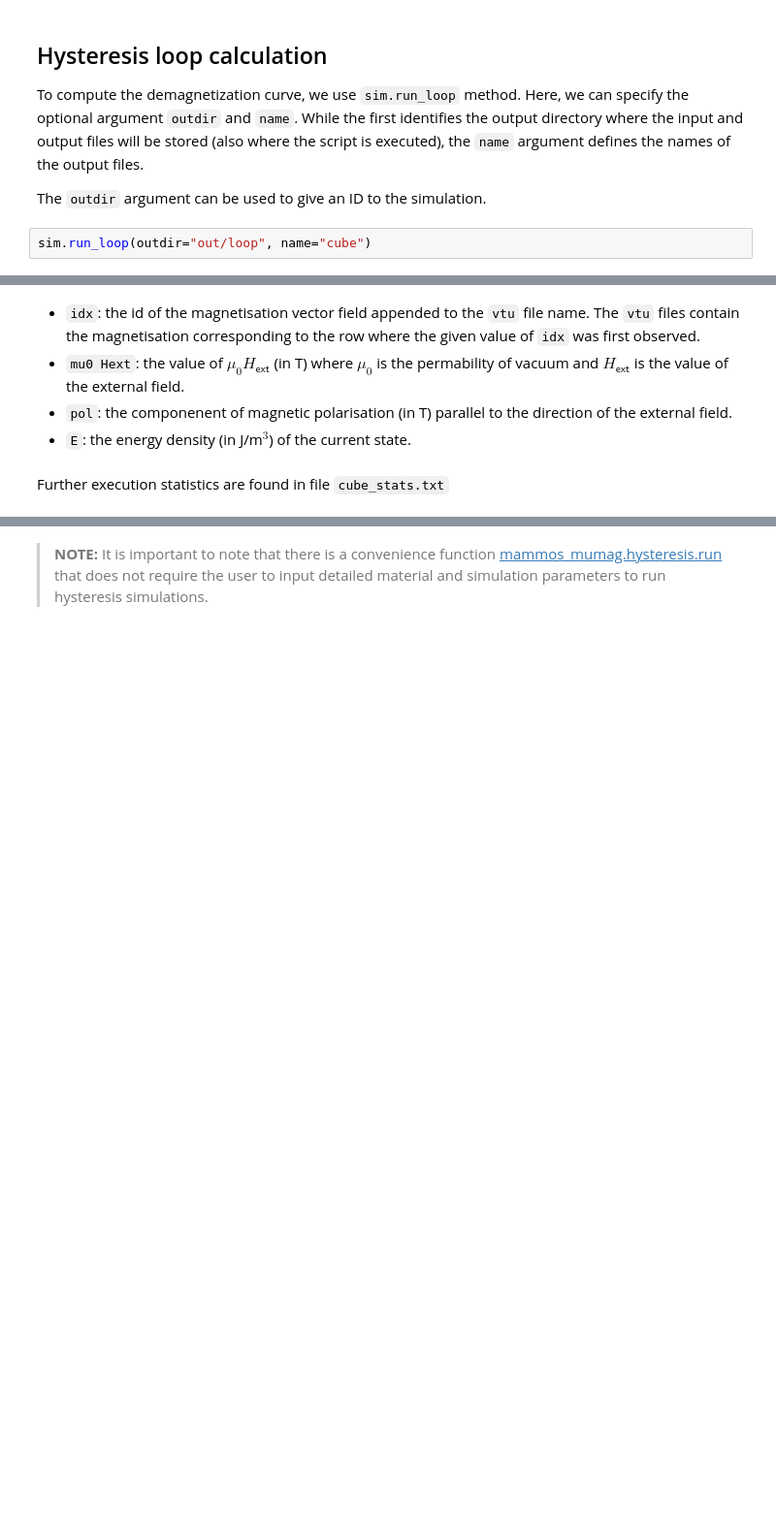
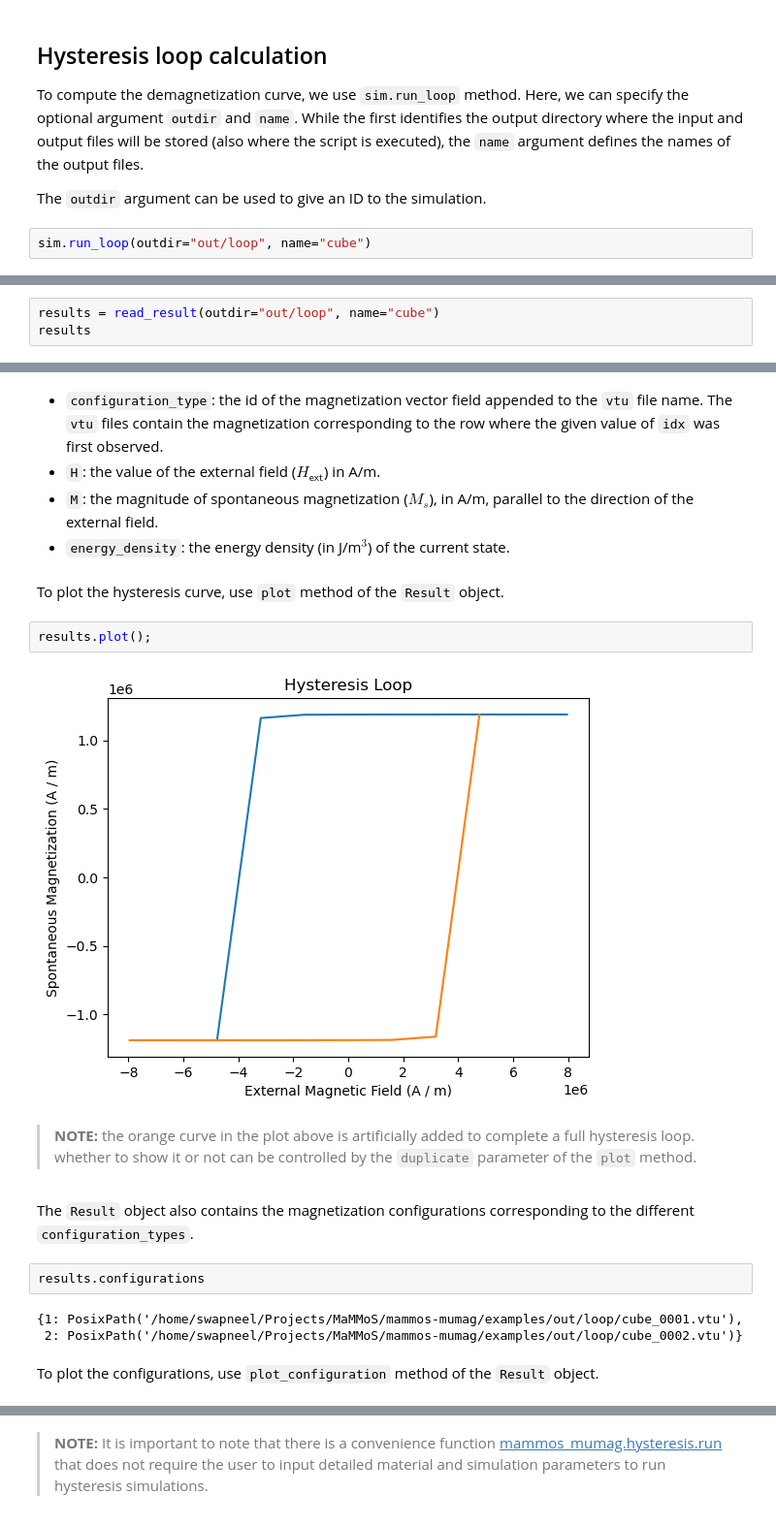
Before and after one commit to MaMMoS-project/mammos-mumag, a Jupyter notebook: examples/hysteresis.ipynb, the cells around one changed output, grey strips where cells are left out. Shown at 97% size. Saved outputs shown, nothing was run; the diff lists cells and outputs as text; blank space fills up the shorter version.

Commit message:
docs(hysteresis): use `read_result` method to load sim results

```diff
--- a/examples/hysteresis.ipynb
+++ b/examples/hysteresis.ipynb
@@ -138,0 +128,3 @@ pd.read_csv("out/loop/cube.dat", delimiter=" ", names=["idx", "mu0_Hext", "polar
+# %%
+results = read_result(outdir="out/loop", name="cube")
+results
@@ -139,8 +174,23 @@ pd.read_csv("out/loop/cube.dat", delimiter=" ", names=["idx", "mu0_Hext", "polar
 # %% [markdown]
-- `idx`: the id of the magnetisation vector field appended to the `vtu` file name. The `vtu` files contain the magnetisation corresponding to the row where the given value of `idx` was first observed.
-- `mu0 Hext`: the value of $\mu_0 H_{\mathsf{ext}}$ (in T) where $\mu_0$ is the permability of vacuum and $H_{\mathsf{ext}}$ is the value of the external field.
-- `pol`: the componenent of magnetic polarisation (in T) parallel to the direction of the external field.
-- `E`: the energy density (in J/m$^3$) of the current state.
+- `configuration_type`: the id of the magnetization vector field appended to the `vtu` file name. The `vtu` files contain the magnetization corresponding to the row where the given value of `idx` was first observed.
+- `H`: the value of the external field ($H_{\mathsf{ext}}$) in A/m.
+- `M`: the magnitude of spontaneous magnetization ($M_s$), in A/m, parallel to the direction of the external field.
+- `energy_density`: the energy density (in J/m$^3$) of the current state.
+# %% [markdown]
+To plot the hysteresis curve, use `plot` method of the `Result` object.
+# %%
+results.plot();
+# %% [output]
+[figure, added]
+# %% [markdown]
+>**NOTE:** the orange curve in the plot above is artificially added to complete a full hysteresis loop. whether to show it or not can be controlled by the `duplicate` parameter of the `plot` method.
 # %% [markdown]
-Further execution statistics are found in file `cube_stats.txt`
+The `Result` object also contains the magnetization configurations corresponding to the different `configuration_types`.
+# %%
+results.configurations
+# %% [output]
+{1: PosixPath('/home/swapneel/Projects/MaMMoS/mammos-mumag/examples/out/loop/cube_0001.vtu'),
+ 2: PosixPath('/home/swapneel/Projects/MaMMoS/mammos-mumag/examples/out/loop/cube_0002.vtu')}
+# %% [markdown]
+To plot the configurations, use `plot_configuration` method of the `Result` object.
 # %%
```
Also changed, not shown: parts of 13 cells of this notebook.
